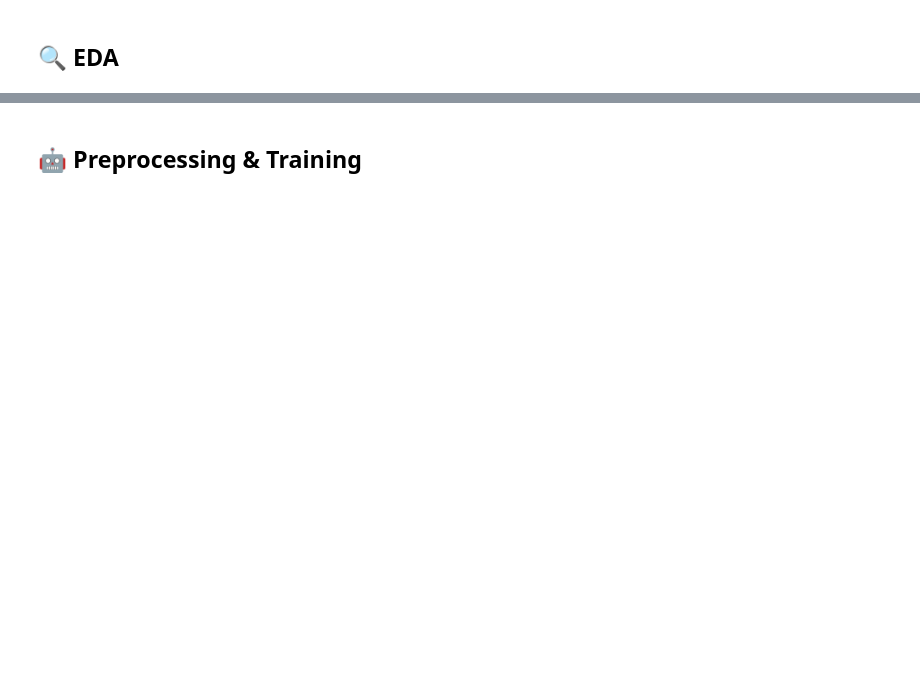
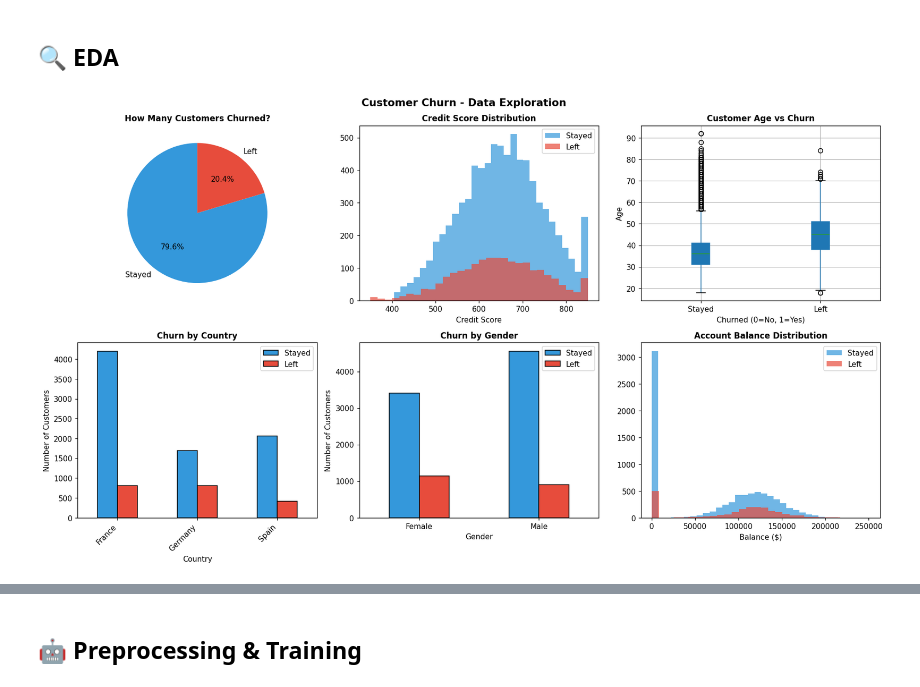
Before and after one commit to divyanshsde05/Codsoft-ML, a Jupyter notebook: task3_customer_churn/customer_churn_prediction.ipynb, the cells around one changed output, grey strips where cells are left out. Drawn from its saved outputs; the diff is of its cells as text; code cells hidden in the pictures; blank space fills up the shorter version.

```diff
--- a/task3_customer_churn/customer_churn_prediction.ipynb
+++ b/task3_customer_churn/customer_churn_prediction.ipynb
@@ -61,41 +99,77 @@ df.head()
 # %% [markdown]
 ## 🔍 EDA
 # %%
+# ============================================
+# STEP 3: Explore the Data (EDA)
+# ============================================
+# Let's visualize different aspects of customer churn
+
 fig, axes = plt.subplots(2, 3, figsize=(16, 9))
 
-# Churn distribution
-vc = df['Churn'].value_counts()
-axes[0,0].pie(vc.values, labels=['No Churn','Churn'], autopct='%1.1f%%',
-              colors=['#3498db','#e74c3c'], startangle=90)
-axes[0,0].set_title('Churn Distribution', fontweight='bold')
+# --- Chart 1: Churn Distribution ---
+# How many customers stayed vs left?
+churn_counts = df['Exited'].value_counts()
+axes[0, 0].pie(
+    churn_counts.values,
+    labels=['Stayed', 'Left'],
+    autopct='%1.1f%%',
+    colors=['#3498db', '#e74c3c'],
+    startangle=90
+)
+axes[0, 0].set_title('How Many Customers Churned?', fontweight='bold', fontsize=11)
 
-# Monthly charges by churn
-for val, col, lab in [(0,'#3498db','No Churn'),(1,'#e74c3c','Churn')]:
-    axes[0,1].hist(df[df['Churn']==val]['MonthlyCharges'], bins=30, alpha=0.7, color=col, label=lab)
-axes[0,1].set_title('Monthly Charges', fontweight='bold'); axes[0,1].legend()
+# --- Chart 2: Credit Score vs Churn ---
+# Do customers with lower credit scores leave more often?
+for churn_status, color, label in [(0, '#3498db', 'Stayed'), (1, '#e74c3c', 'Left')]:
+    credit_scores = df[df['Exited'] == churn_status]['CreditScore']
+    axes[0, 1].hist(credit_scores, bins=30, alpha=0.7, color=color, label=label)
+axes[0, 1].set_title('Credit Score Distribution', fontweight='bold', fontsize=11)
+axes[0, 1].set_xlabel('Credit Score')
+axes[0, 1].legend()
 
-# Tenure by churn
-df.boxplot(column='tenure', by='Churn', ax=axes[0,2], patch_artist=True)
-axes[0,2].set_title('Tenure by Churn', fontweight='bold'); plt.sca(axes[0,2]); plt.title('Tenure by Churn')
+# --- Chart 3: Age vs Churn ---
+# Which age groups churn most?
+df.boxplot(column='Age', by='Exited', ax=axes[0, 2], patch_artist=True)
+axes[0, 2].set_title('Customer Age vs Churn', fontweight='bold', fontsize=11)
+axes[0, 2].set_xlabel('Churned (0=No, 1=Yes)')
+axes[0, 2].set_ylabel('Age')
+plt.sca(axes[0, 2])
+plt.xticks([1, 2], ['Stayed', 'Left'])
 
-# Contract type
-ct = df.groupby(['Contract','Churn']).size().unstack(fill_value=0)
-ct.plot(kind='bar', ax=axes[1,0], color=['#3498db','#e74c3c'], edgecolor='black')
-axes[1,0].set_title('Contract Type vs Churn', fontweight='bold')
-axes[1,0].set_xlabel(''); plt.setp(axes[1,0].xaxis.get_majorticklabels(), rotation=25, ha='right')
+# --- Chart 4: Geography vs Churn ---
+# Which countries have the most churn?
+geo_churn = df.groupby(['Geography', 'Exited']).size().unstack(fill_value=0)
+geo_churn.plot(kind='bar', ax=axes[1, 0], color=['#3498db', '#e74c3c'], edgecolor='black')
+axes[1, 0].set_title('Churn by Country', fontweight='bold', fontsize=11)
+axes[1, 0].set_xlabel('Country')
+axes[1, 0].set_ylabel('Number of Customers')
+axes[1, 0].legend(['Stayed', 'Left'])
+plt.setp(axes[1, 0].xaxis.get_majorticklabels(), rotation=45, ha='right')
 
-# Internet service
-is_ = df.groupby(['InternetService','Churn']).size().unstack(fill_value=0)
-is_.plot(kind='bar', ax=axes[1,1], color=['#3498db','#e74c3c'], edgecolor='black')
-axes[1,1].set_title('Internet Service vs Churn', fontweight='bold')
-axes[1,1].set_xlabel(''); plt.setp(axes[1,1].xaxis.get_majorticklabels(), rotation=25, ha='right')
+# --- Chart 5: Gender vs Churn ---
+# Do men and women churn at different rates?
+gender_churn = df.groupby(['Gender', 'Exited']).size().unstack(fill_value=0)
+gender_churn.plot(kind='bar', ax=axes[1, 1], color=['#3498db', '#e74c3c'], edgecolor='black')
+axes[1, 1].set_title('Churn by Gender', fontweight='bold', fontsize=11)
+axes[1, 1].set_xlabel('Gender')
+axes[1, 1].set_ylabel('Number of Customers')
+axes[1, 1].legend(['Stayed', 'Left'])
+plt.setp(axes[1, 1].xaxis.get_majorticklabels(), rotation=0)
 
-# Total charges distribution
-for val, col, lab in [(0,'#3498db','No Churn'),(1,'#e74c3c','Churn')]:
-    axes[1,2].hist(df[df['Churn']==val]['TotalCharges'], bins=30, alpha=0.7, color=col, label=lab)
-axes[1,2].set_title('Total Charges', fontweight='bold'); axes[1,2].legend()
+# --- Chart 6: Balance vs Churn ---
+# Do richer customers stay longer?
+for churn_status, color, label in [(0, '#3498db', 'Stayed'), (1, '#e74c3c', 'Left')]:
+    balances = df[df['Exited'] == churn_status]['Balance']
+    axes[1, 2].hist(balances, bins=30, alpha=0.7, color=color, label=label)
+axes[1, 2].set_title('Account Balance Distribution', fontweight='bold', fontsize=11)
+axes[1, 2].set_xlabel('Balance ($)')
+axes[1, 2].legend()
 
-plt.suptitle('Customer Churn — EDA', fontsize=14, fontweight='bold')
+plt.suptitle('Customer Churn - Data Exploration', fontsize=14, fontweight='bold')
 plt.tight_layout()
 plt.savefig('eda_overview.png', bbox_inches='tight', dpi=120)
 plt.show()
+
+print("✅ Exploration visualizations saved as 'eda_overview.png'")
+# %% [output]
+[figure, added]
```
Also changed, not shown: parts of 10 cells of this notebook, 12 other files.
